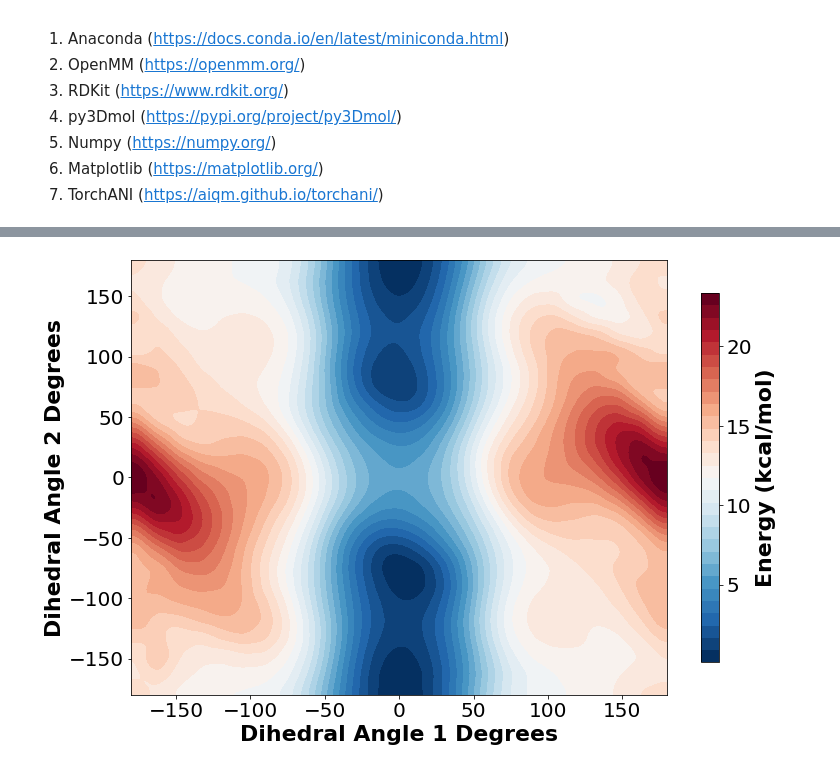
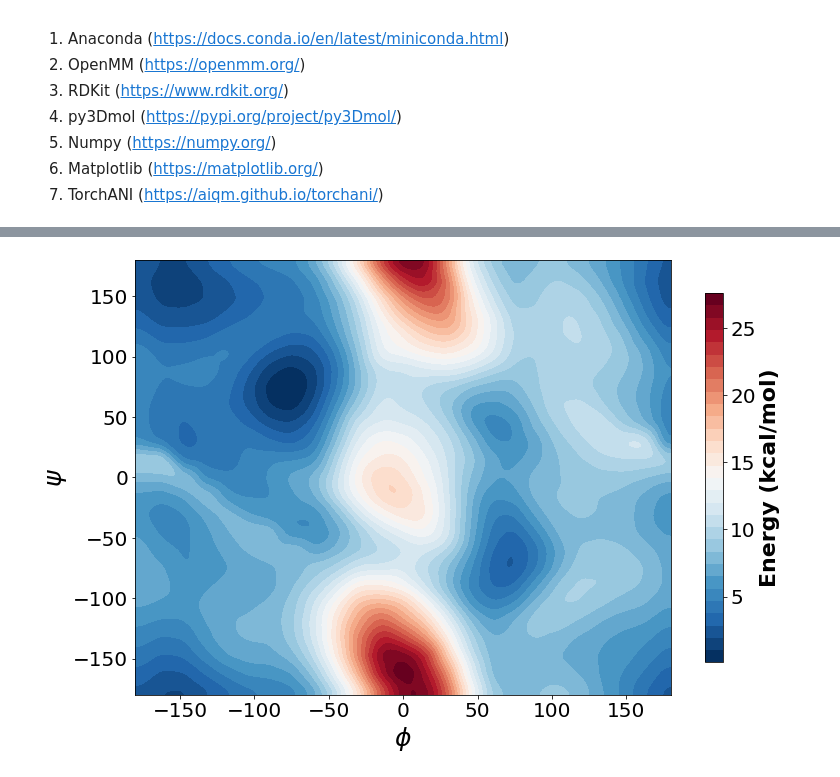
Before and after one commit to pablo-arantes/ParametrizANI, a Jupyter notebook: TorchANI_2D.ipynb, the cells around one changed output, grey strips where cells are left out. Cells and saved outputs as stored; diff of their text form; code cells hidden in the pictures.

```diff
--- a/TorchANI_2D.ipynb
+++ b/TorchANI_2D.ipynb
@@ -110,9 +110,9 @@ import py3Dmol
 
 Type = "smiles" #@param ["smiles", "pdb", "mol"]
 
-smiles_or_filename = 'O=C(OCCOC(=O)c1ccccc1)c1ccccc1' #@param {type:"string"}
+smiles_or_filename = 'CNC(=O)[C@H](C)NC(C)=O' #@param {type:"string"}
 
-workDir = '/content/drive/MyDrive' #@param {type:"string"}
+workDir = '/content/' #@param {type:"string"}
 
 if Type == "smiles":
   Smiles = smiles_or_filename
@@ -306,22 +323,25 @@ for i in range(-180, (180+int(degrees_steps)), int(degrees_steps)):
   for deg1, deg2 in zip(np.repeat(i, len(deg_points)), range(-180, (180+int(degrees_steps)), int(degrees_steps))):
       rdMolTransforms.SetDihedralDeg(hmol.GetConformer(0), int(atom1), int(atom2), int(atom3), int(atom4), i)
       rdMolTransforms.SetDihedralDeg(hmol.GetConformer(0), int(atom5), int(atom6), int(atom7), int(atom8), deg2)
-      mp = AllChem.MMFFGetMoleculeProperties(hmol)
-      ff = AllChem.MMFFGetMoleculeForceField(hmol, mp)
+      mp = rdForceFieldHelpers.MMFFGetMoleculeProperties(hmol)
+      ff = rdForceFieldHelpers.MMFFGetMoleculeForceField(hmol, mp)
       ff.MMFFAddTorsionConstraint(int(atom1), int(atom2), int(atom3), int(atom4), False, i, i, 1000.0)
       ff.MMFFAddTorsionConstraint(int(atom5), int(atom6), int(atom7), int(atom8), False, deg2, deg2, 1000.0)
-      # Optimize
-      AllChem.OptimizeMolecule(ff, maxIters=200)
-      ff.Minimize(maxIts=1000)
+      for atidx in new_match:
+        ff.MMFFAddPositionConstraint(atidx,0.05,200)
+      maxIters = 10
+      while ff.Minimize(maxIts=1000) and maxIters>0:
+        maxIters -=1
       AllChem.MolToMolFile(hmol, (os.path.join(workDir, f"mol_files/{deg1}_{deg2}.mol")))
+      AllChem.MolToPDBFile(hmol, (os.path.join(workDir, f"mol_files/{deg1}_{deg2}.pdb")))
       # if deg1 % 60 == 0 and deg2 % 60 == 0:
       #     print(deg1,deg2)
       #     display(IPythonConsole.drawMol3D(hmol))
 # %%
 #@title **Calculate reference energy profile using TorchANI**:
 
-#@markdown Optimization and energy calculation of each conformer, using TorchANI as the optimizing engine.
-#@markdown TorchANI will be used to obtain the energy profile of the dihedral angle that will act as a reference.
+#@markdown Structural Optimization and energy calculation of each conformer, using TorchANI as the optimizing engine.
+#@markdown TorchANI will be used to obtain the energy profile of the dihedrals angles .
 
 #@markdown ANI is a general-purpose neural network-based atomistic potential for organic molecules. Four ANI models have been published, the ANI-1, ANI-1x, ANI-1ccx, and ANI-2x potentials. The ANI-1 model was developed by random sampling conformational space of 57k organic molecules with up to eight heavy atoms, C, N, and O, plus H atoms to have proper chemistry, then running DFT calculations to obtain potential energies for training. ANI-1x was trained to a data set of molecular conformations sampled through an active learning scheme. Active learning is where the model itself is iteratively used to decide what new data should be included in the next iteration. ANI-1ccx was trained to the ANI-1x data set, then retrained to a 10% smaller data set of accurate coupled cluster calculations, resulting in a potential that outperformed DFT in test cases. ANI-2x was trained by adding many millions of data points to the ANI-1x data set, at the same level of theory, but including elements S, F, and Cl. We included the **ANI-1x**, **ANI-1ccx**, and **ANI-2x** models in our notebook.
 
@@ -329,8 +349,8 @@ for i in range(-180, (180+int(degrees_steps)), int(degrees_steps)):
 
 #@markdown Please, select your ANI model:
 model_name = "ANI-2x" #@param ["ANI-1x", "ANI-1ccx", "ANI-2x"]
-optimization = "Yes" #@param ["Yes", "No"]
-#@markdown **Important:**The optimization will take around 4 hours, depends on the size of the molecule
+optimization = "No" #@param ["Yes", "No"]
+#@markdown **Important:**The optimization will take 1 hour or more, depends on the size of your molecule.
 
 
 #@markdown Convergence threshold for geometry optimization:
@@ -516,36 +530,36 @@ deg_points = range(-180, (180+int(degrees_steps)), int(degrees_steps))
 
 for i in range(-180, (180+int(degrees_steps)), int(degrees_steps)):
   for deg1, deg2 in zip(np.repeat(i, len(deg_points)), range(-180, (180+int(degrees_steps)), int(degrees_steps))):
     dihedral_degrees1.append(deg1)
     dihedral_degrees2.append(deg2)
 
 data_file = np.loadtxt(os.path.join(workDir, 'ani_plot.dat'))
 x = dihedral_degrees1
 y = dihedral_degrees2
 # z = ani_energies
 z = data_file
 max_X = np.amax(x)
 max_y = np.amax(y)
 min_x = np.amin(x)
 min_y = np.amin(y)
 ycli = np.linspace(max_y, min_y)
 xcli = np.linspace(min_x, max_X)
 X, Y = np.meshgrid(xcli, ycli)
 Z = griddata((x, y), z, (X, Y), method='linear')
 
 plt.figure(figsize=(12, 8))
 plt.imshow(Z, extent=[ min_x, max_X, min_y, max_y], cmap=plt.cm.get_cmap('RdBu_r',30), interpolation='bicubic', alpha=1, aspect='auto')
 
-plt.xlabel('Dihedral Angle 1 Degrees',  fontsize = 22, fontweight = 'bold')
-plt.ylabel('Dihedral Angle 2 Degrees', fontsize = 22, fontweight = 'bold')
+plt.xlabel('$\phi$',  fontsize = 25, fontweight = 'bold')
+plt.ylabel('$\psi$', fontsize = 25, fontweight = 'bold')
 cbar1 = plt.colorbar(orientation="vertical", shrink=0.85, pad=0.05)
 cbar1.ax.tick_params(labelsize=20)
 cbar1.set_label('Energy (kcal/mol)',fontsize = 22, fontweight = 'bold')
 plt.yticks(size=20)
 plt.xticks(size=20)
 plt.savefig(os.path.join(workDir, "ani.png"), dpi=600)
 # %% [output]
-[figure, old version]
+[figure, new version]
 # %%
 #@title **Download your results (If you are running on Google Colab)**
 from google.colab import files
```
Also changed, not shown: parts of 5 cells of this notebook.
